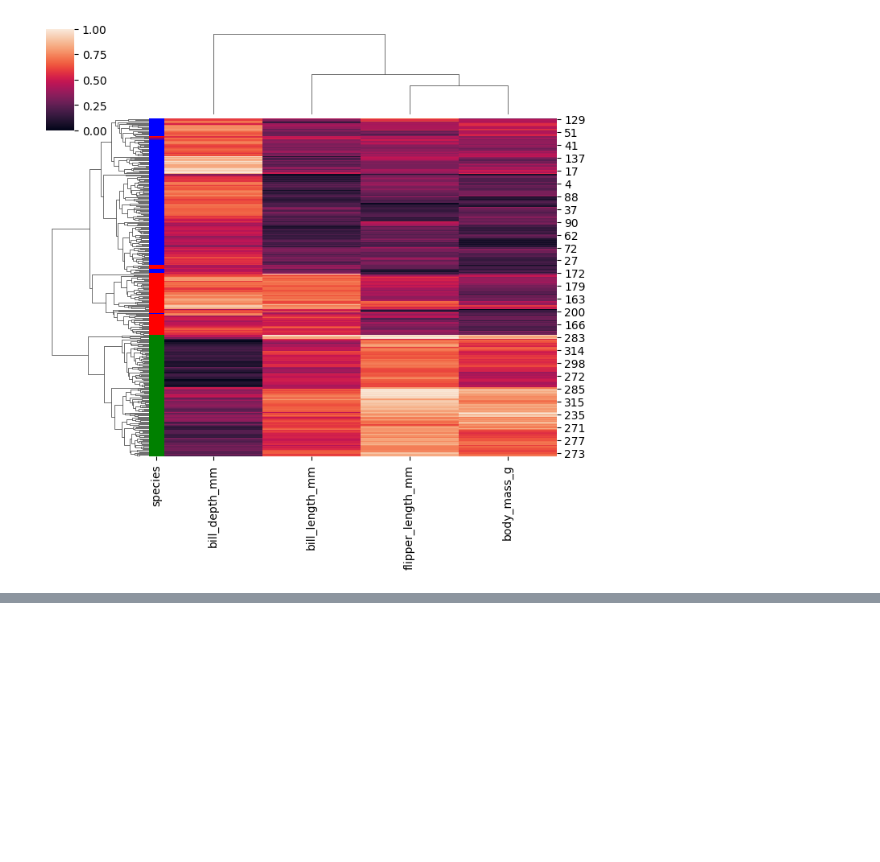
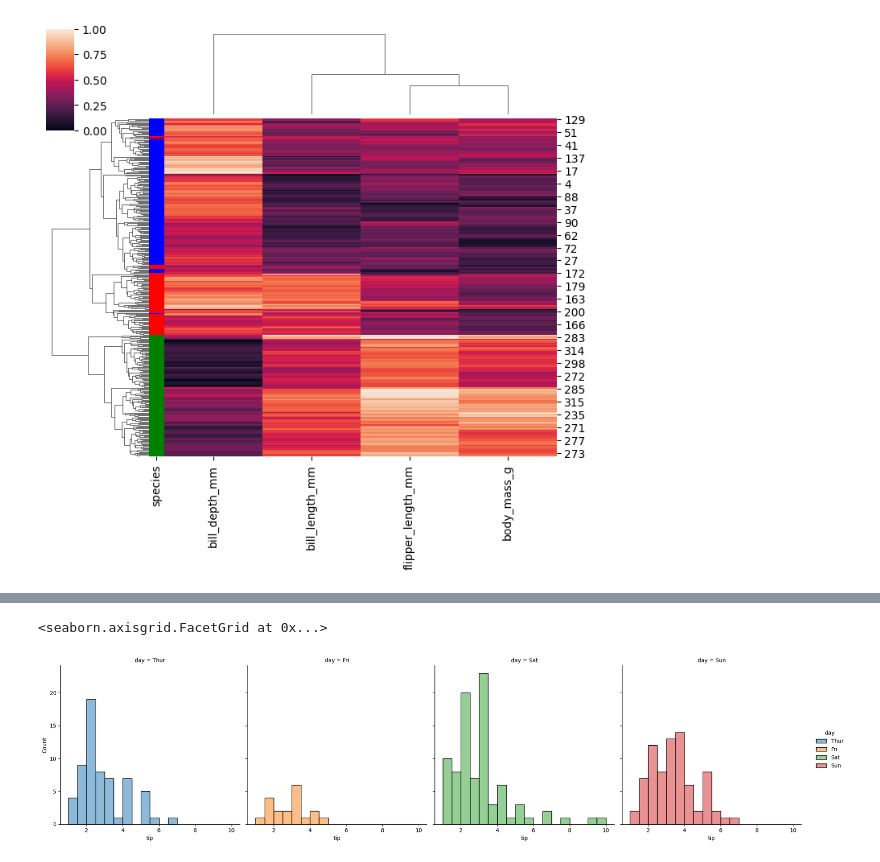
Before and after one commit to akshayyewle/Python, a Jupyter notebook: 05 Searbon Tutorial/Python Code 00.ipynb, the cells around one changed output, grey strips where cells are left out. Cells and saved outputs as stored; diff of their text form; code cells hidden in the pictures; blank space fills up the shorter version.

```diff
--- a/05 Searbon Tutorial/Python Code 00.ipynb
+++ b/05 Searbon Tutorial/Python Code 00.ipynb
@@ -315,0 +579,6 @@ sns.clustermap(data=penguins.select_dtypes('number').dropna(),standard_scale=Tru
+# %%
+# Displot With Default Palette
+sns.displot(tips,x='tip',hue='day',col='day')
+# %% [output]
+<seaborn.axisgrid.FacetGrid at 0x...>
+[figure, added]
```
Also changed, not shown: parts of 63 cells of this notebook.
